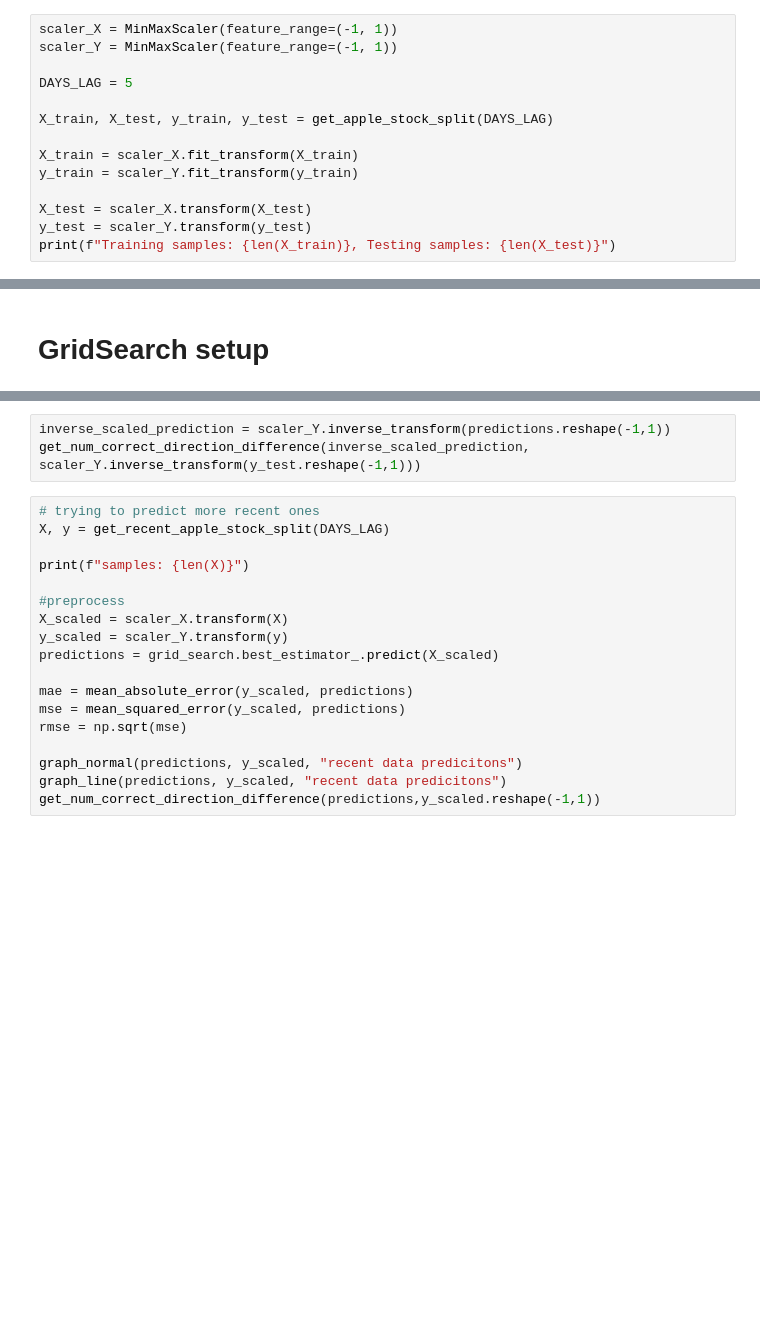
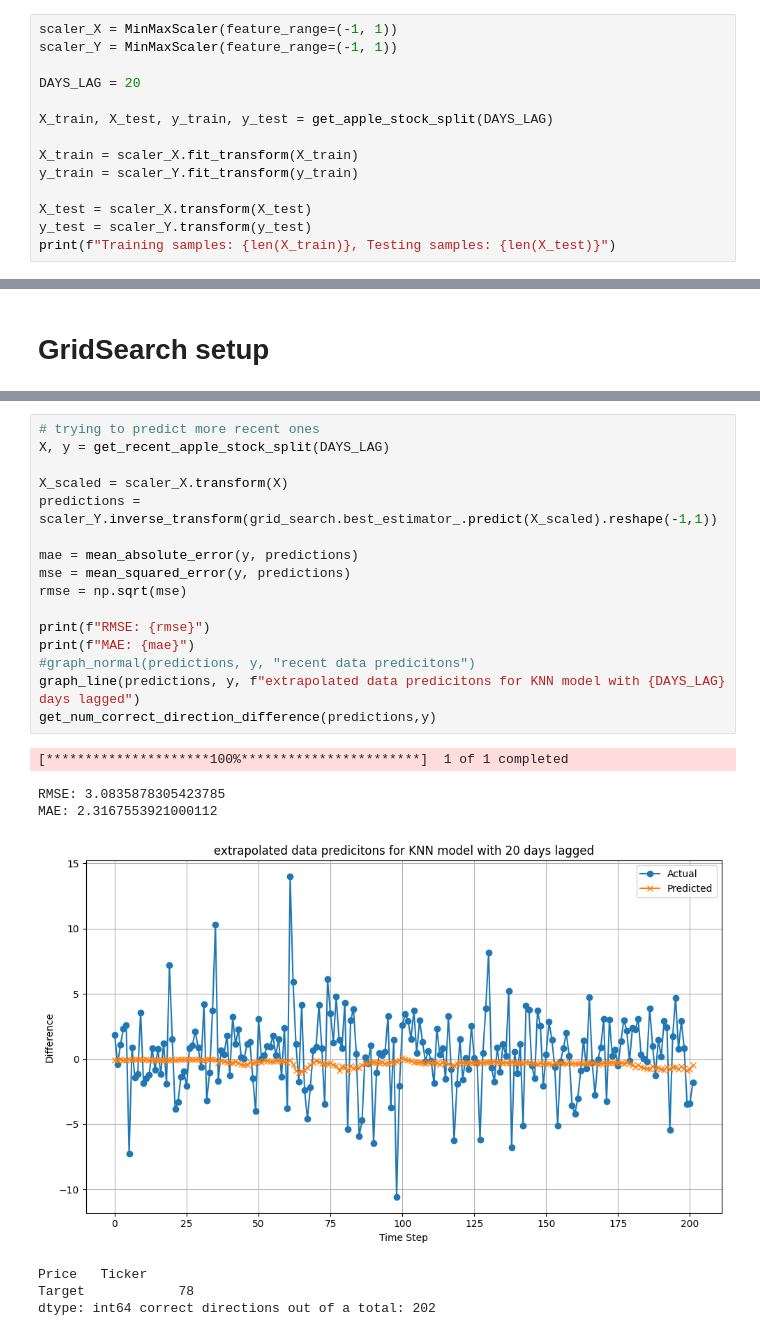
Before and after one commit to KERPalmer/university_final_year_project, a Jupyter notebook: supportVectorMachines.ipynb, the cells around one changed output, grey strips where cells are left out. Drawn from its saved outputs; the diff is of its cells as text; blank space fills up the shorter version.

```diff
--- a/supportVectorMachines.ipynb
+++ b/supportVectorMachines.ipynb
@@ -17,7 +17,7 @@ from get_data import get_apple_stock_split , get_recent_apple_stock_split
 scaler_X = MinMaxScaler(feature_range=(-1, 1))
 scaler_Y = MinMaxScaler(feature_range=(-1, 1))
 
-DAYS_LAG = 5
+DAYS_LAG = 20
 
 X_train, X_test, y_train, y_test = get_apple_stock_split(DAYS_LAG)
 
@@ -93,21 +139,24 @@ graph_normal(predictions, y_test, "test data")
-# %%
-inverse_scaled_prediction = scaler_Y.inverse_transform(predictions.reshape(-1,1))
-get_num_correct_direction_difference(inverse_scaled_prediction, scaler_Y.inverse_transform(y_test.reshape(-1,1)))
 # %%
 # trying to predict more recent ones
 X, y = get_recent_apple_stock_split(DAYS_LAG)
 
-print(f"samples: {len(X)}")
+X_scaled = scaler_X.transform(X)
+predictions = scaler_Y.inverse_transform(grid_search.best_estimator_.predict(X_scaled).reshape(-1,1))
 
-#preprocess
-X_scaled = scaler_X.transform(X)
-y_scaled = scaler_Y.transform(y)
-predictions = grid_search.best_estimator_.predict(X_scaled)
-
-mae = mean_absolute_error(y_scaled, predictions)
-mse = mean_squared_error(y_scaled, predictions)
+mae = mean_absolute_error(y, predictions)
+mse = mean_squared_error(y, predictions)
 rmse = np.sqrt(mse)
 
-graph_normal(predictions, y_scaled, "recent data predicitons")
-graph_line(predictions, y_scaled, "recent data predicitons")
-get_num_correct_direction_difference(predictions,y_scaled.reshape(-1,1))
+print(f"RMSE: {rmse}")
+print(f"MAE: {mae}")
+#graph_normal(predictions, y, "recent data predicitons")
+graph_line(predictions, y, f"extrapolated data predicitons for KNN model with {DAYS_LAG} days lagged")
+get_num_correct_direction_difference(predictions,y)
+# %% [output]
+[*********************100%***********************]  1 of 1 completed
+RMSE: 3.0835878305423785
+MAE: 2.3167553921000112
+[figure, added]
+Price   Ticker
+Target            78
+dtype: int64 correct directions out of a total: 202
```
Also changed, not shown: parts of 8 cells of this notebook, 6 other files.
